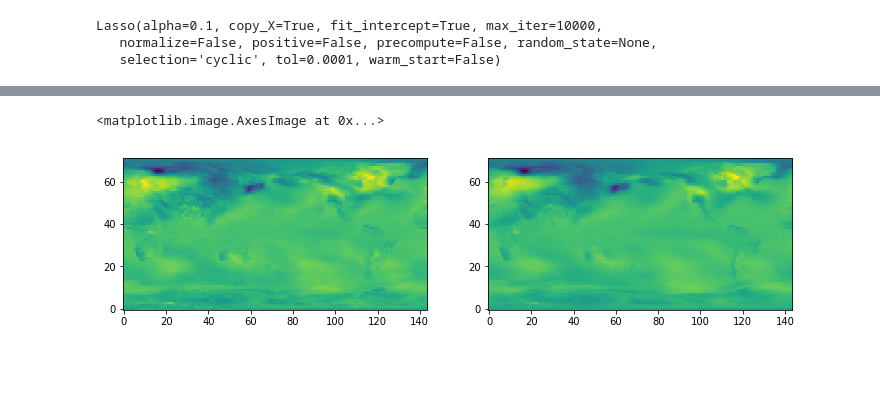
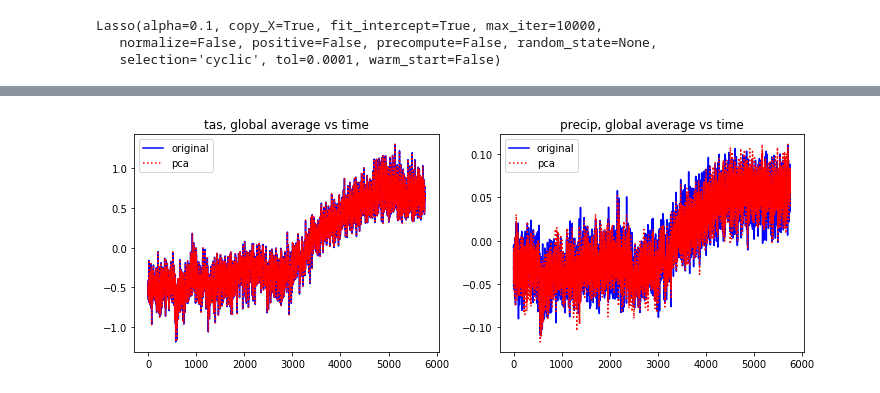
Before and after one commit to bgroenks96/cmip-embeddings, a Jupyter notebook: shallow_embeddings_cmip.ipynb, the cells around one changed output, grey strips where cells are left out. Cells and saved outputs as stored; diff of their text form; code cells hidden in the pictures; blank space fills up the shorter version.

```diff
--- a/shallow_embeddings_cmip.ipynb
+++ b/shallow_embeddings_cmip.ipynb
@@ -102,10 +145,20 @@ plt.show()
-# %%
-plt.figure(figsize=(12,10))
-plt.subplot(1,2,1)
-X_t = X_c[0].reshape((72,144))
-plt.imshow(X_t, origin='lower')
-plt.subplot(1,2,2)
-plt.imshow(X_inv[0].reshape((72,144)), origin='lower')
-# %% [output]
-<matplotlib.image.AxesImage at 0x...>
-[figure, removed]
+# %%
+var = 0
+X_vl_reshaped = np.reshape(X_vl, X_valid.shape)
+X_inv_reshaped = np.reshape(X_inv, X_valid.shape)
+plt.figure(figsize=(12,4))
+plt.subplot(1,2,1)
+plt.plot(range(X_vl.shape[0]), np.mean(X_vl_reshaped, axis=(1,2))[:,var], c='blue')
+plt.plot(range(X_vl.shape[0]), np.mean(X_inv_reshaped, axis=(1,2))[:,var], ':', c='red')
+plt.title('tas, global average vs time')
+plt.legend(['original', 'pca'])
+
+var = 1
+plt.subplot(1,2,2)
+plt.plot(range(X_vl.shape[0]), np.mean(X_vl_reshaped, axis=(1,2))[:,var], c='blue')
+plt.plot(range(X_vl.shape[0]), np.mean(X_inv_reshaped, axis=(1,2))[:,var], ':', c='red')
+plt.title('precip, global average vs time')
+plt.legend(['original', 'pca'])
+plt.show()
+# %% [output]
+[figure, added]
```
Also changed, not shown: parts of 18 cells of this notebook, 1 other file.
